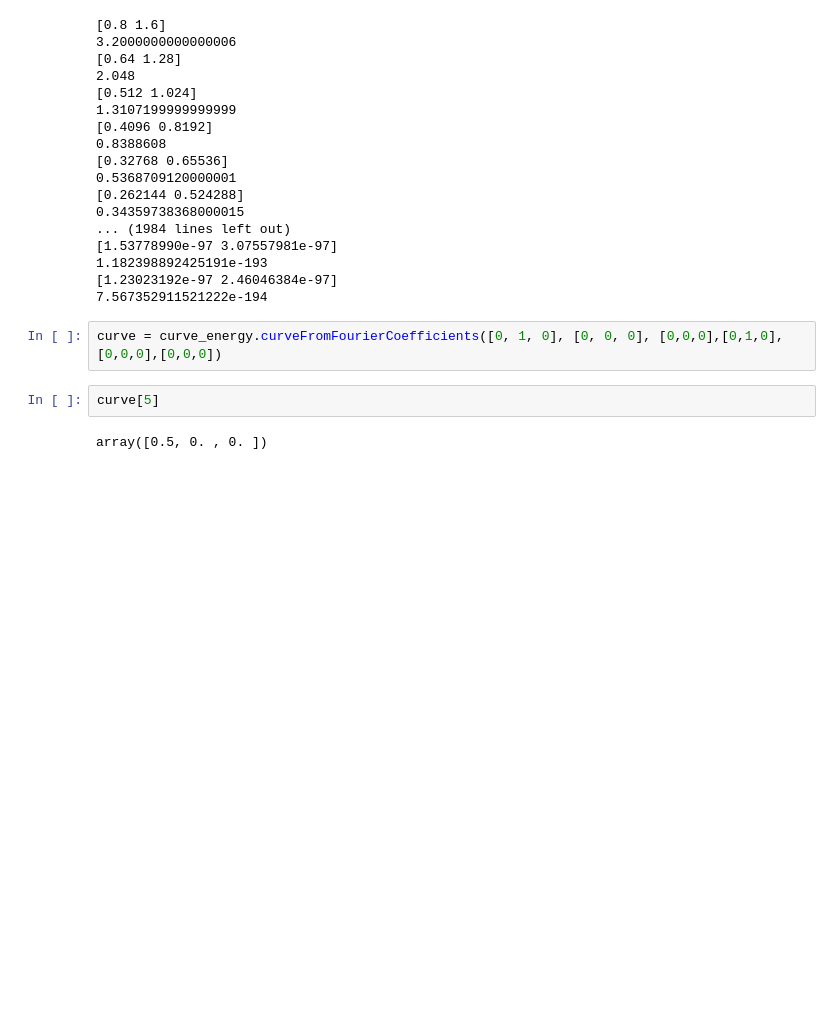
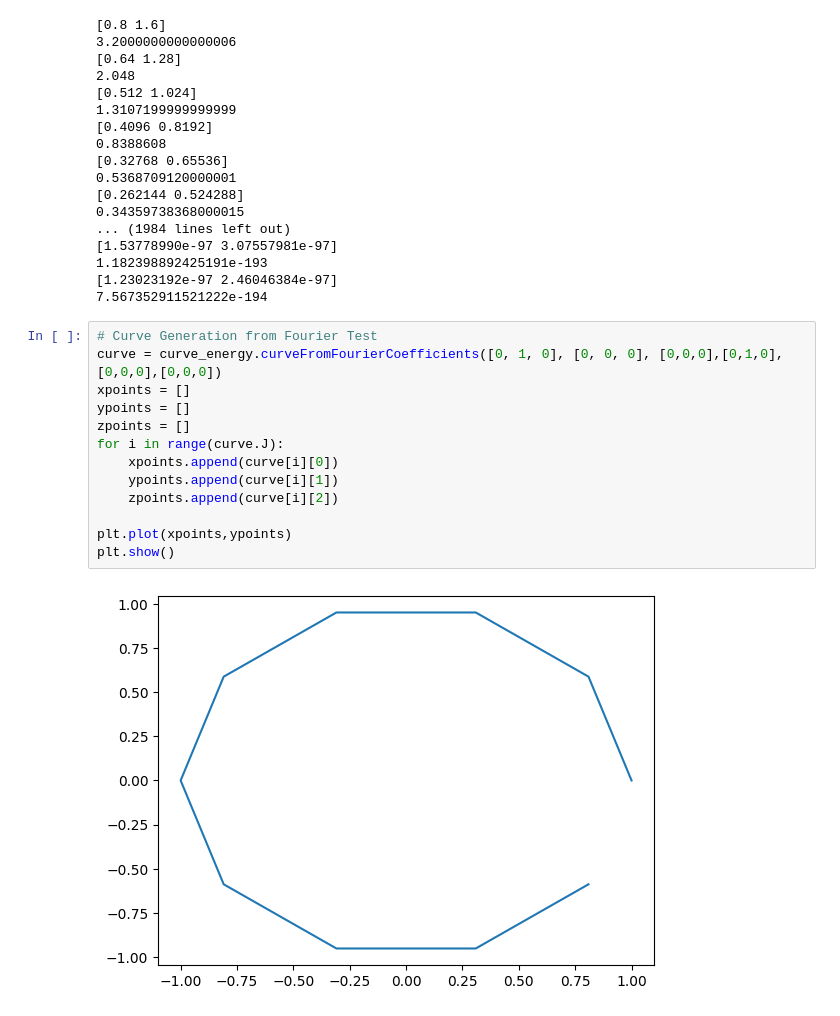
Before and after one commit to pauljoohyunkim/partC_Dissertation, a Jupyter notebook: Lab/FunctionMinimization/python/optimization_test.ipynb, the cells around one changed output. Saved outputs shown, nothing was run; the diff lists cells and outputs as text; blank space fills up the shorter version.

Commit message:
Fourier to Curve Test

```diff
--- a/Lab/FunctionMinimization/python/optimization_test.ipynb
+++ b/Lab/FunctionMinimization/python/optimization_test.ipynb
@@ -31,8 +32,17 @@ optimizer.sdm(quadratic, dQuadratic, alpha=0.1, x0=np.array([1,2]), visualize_x=
 [1.23023192e-97 2.46046384e-97]
 7.567352911521222e-194
 # %%
+# Curve Generation from Fourier Test
 curve = curve_energy.curveFromFourierCoefficients([0, 1, 0], [0, 0, 0], [0,0,0],[0,1,0],[0,0,0],[0,0,0])
+xpoints = []
+ypoints = []
+zpoints = []
+for i in range(curve.J):
+    xpoints.append(curve[i][0])
+    ypoints.append(curve[i][1])
+    zpoints.append(curve[i][2])
+
+plt.plot(xpoints,ypoints)
+plt.show()
+# %% [output]
+[figure, added]
-# %%
-curve[5]
-# %% [output]
-array([0.5, 0. , 0. ])
```
Also changed, not shown: parts of 1 cell of this notebook.
